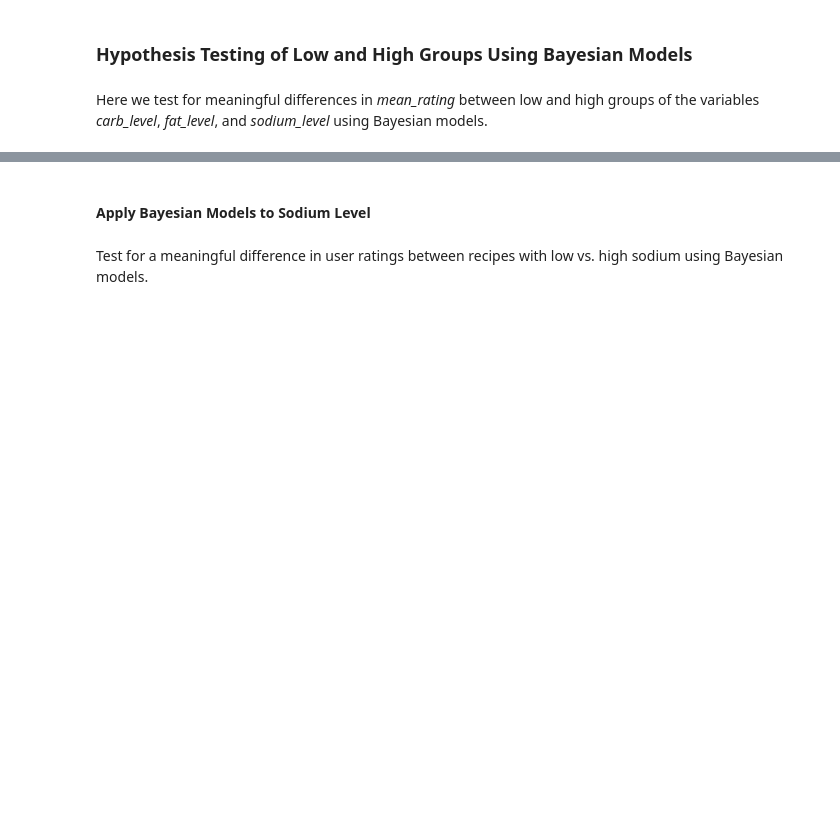
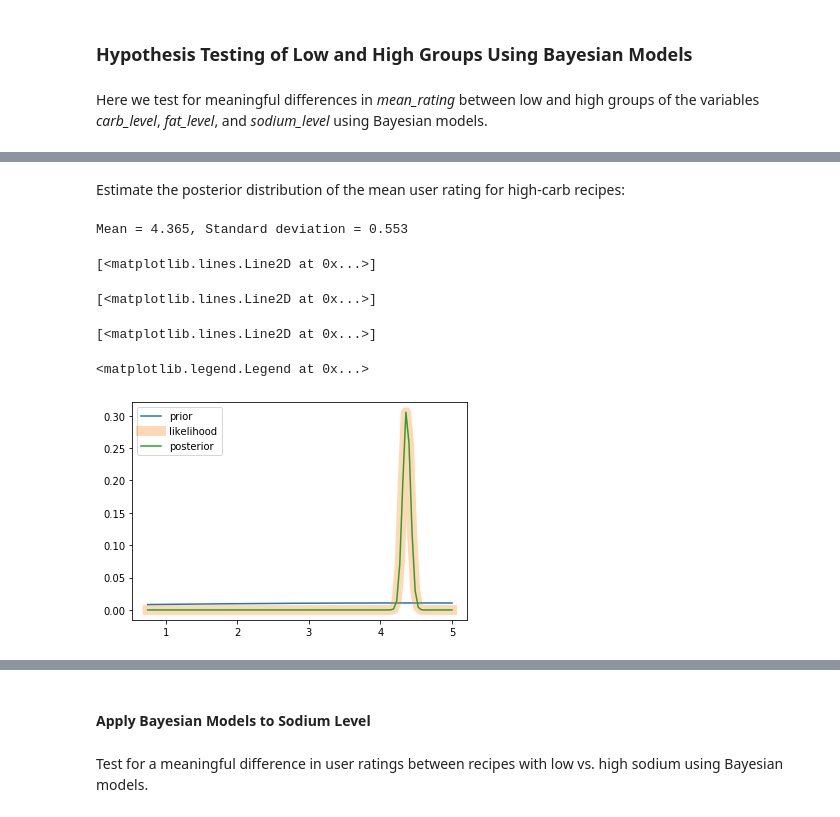
Before and after one commit to pelorenz/data-science-410, a Jupyter notebook: PeterLorenz-M02.ipynb, the cells around one changed output, grey strips where cells are left out. Cells and saved outputs as stored; diff of their text form; code cells hidden in the pictures; blank space fills up the shorter version.

```diff
--- a/PeterLorenz-M02.ipynb
+++ b/PeterLorenz-M02.ipynb
@@ -477,0 +540,20 @@ TODO: Bayes for carbs and fat.
+# %% [markdown]
+Estimate the posterior distribution of the mean user rating for high-carb recipes:
+# %%
+pp_high_carb = ss.norm.pdf(p, loc=high_carb.mean_rating.mean(), scale=5)
+pp_high_carb = pp_high_carb / pp_high_carb.sum() # normalize
+
+like_high_carb = comp_like(p, high_carb.mean_rating)
+post_high_carb = posterior(pp_high_carb, like_high_carb)
+
+plt.plot(p, pp_high_carb, label='prior')
+plt.plot(p, like_high_carb, label='likelihood', alpha=.3, linewidth=10)
+plt.plot(p, post_high_carb, label='posterior')
+plt.legend()
+# %% [output]
+Mean = 4.365, Standard deviation = 0.553
+[<matplotlib.lines.Line2D at 0x...>]
+[<matplotlib.lines.Line2D at 0x...>]
+[<matplotlib.lines.Line2D at 0x...>]
+<matplotlib.legend.Legend at 0x...>
+[figure, added]
```
Also changed, not shown: parts of 32 cells of this notebook.
